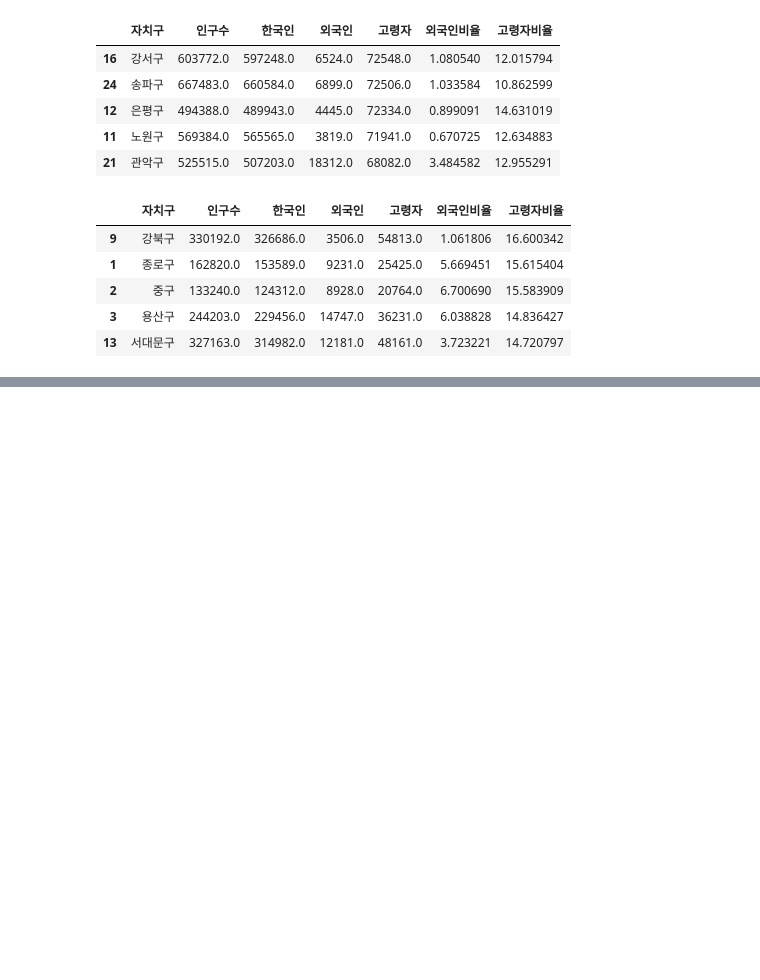
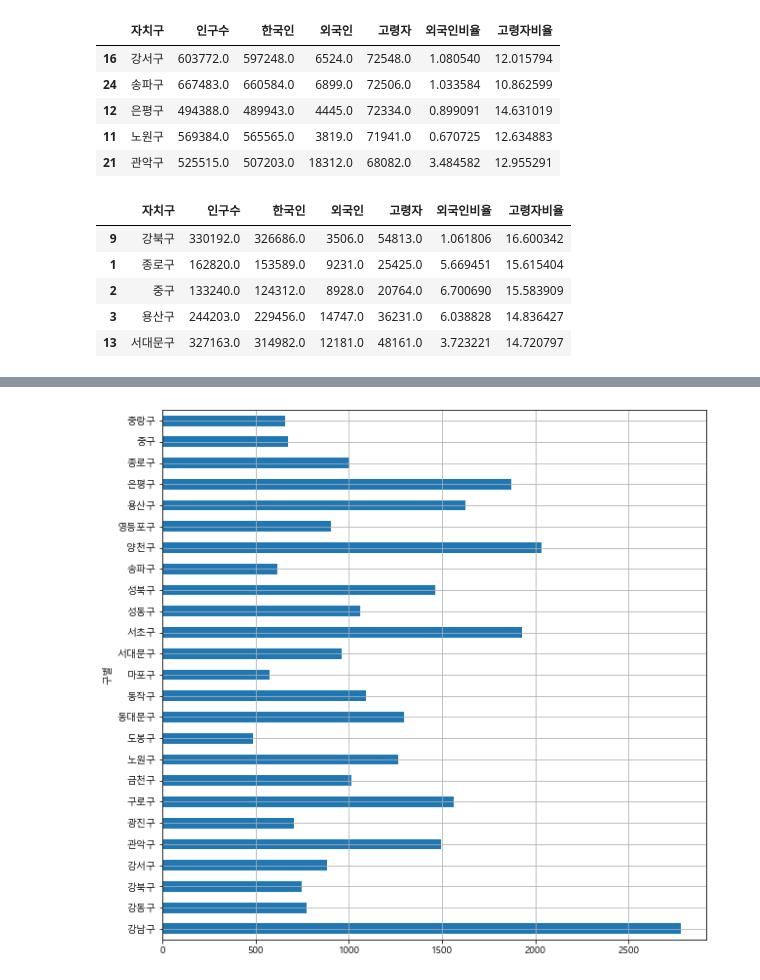
Before and after one commit to HyowonKIM94/python_anaysis_practice, a Jupyter notebook: 서울시 구별 CCTV현황 분석.ipynb, the cells around one changed output, grey strips where cells are left out. Saved outputs shown, nothing was run; the diff lists cells and outputs as text; code cells hidden in the pictures; blank space fills up the shorter version.

```diff
--- a/서울시 구별 CCTV현황 분석.ipynb
+++ b/서울시 구별 CCTV현황 분석.ipynb
@@ -432,0 +451,6 @@ pop_Seoul.sort_values(by='고령자비율',ascending=False).head()
+# %%
+pop_Seoul.rename(columns={pop_Seoul.columns[0]:'구별'},inplace=True)
+# 열 이름 바꾸기 rename
+# rename(columns={바꾸고싶은 컬럼 인덱스:'바꾸고 싶은 이름'},inplace-True)
+# inplace=True 는 실제 CCTV_Seoul 변수의 내용을 갱신
+pop_Seoul.head()
@@ -432,0 +464,5 @@ pop_Seoul.sort_values(by='고령자비율',ascending=False).head()
+# %%
+#CCTV 데이터와 인구 현황 데이터 합치기
+
+data_result= pd.merge(CCTV_Seoul,pop_Seoul,how='inner',on='구별')
+data_result.head()
@@ -432,0 +493,8 @@ pop_Seoul.sort_values(by='고령자비율',ascending=False).head()
+# %%
+# 향후 그래프를 편하기 그리기 위해 index = 구 이름 되어야 유리
+# 인덱스 변경 set_index
+#변수명.set_index ('새로운 인덱스명', inplace=True)
+
+
+data_result.set_index('구별',inplace=True)
+data_result.head()
@@ -432,0 +577,14 @@ pop_Seoul.sort_values(by='고령자비율',ascending=False).head()
+# %%
+import platform
+
+from matplotlib import font_manager, rc
+plt.rcParams['axes.unicode_minus']=False
+
+if platform.system()=='Darwin':
+    rc('font',family='AppleGothic')
+elif platform.system()=='Windows':
+       path="c:/Windows/Fonts/malgun.ttf"
+       font_name=font_manager.FontProperties(fname=path).get_name()
+       rc('font',family=font_name)
+else:
+       print('Unkown system...sorry~~~')
@@ -432,0 +601,5 @@ pop_Seoul.sort_values(by='고령자비율',ascending=False).head()
+# %%
+data_result['소계'].plot(kind='barh',grid=True, figsize=(10,10))
+plt.show()
+# %% [output]
+[figure, added]
```
Also changed, not shown: parts of 36 cells of this notebook.
